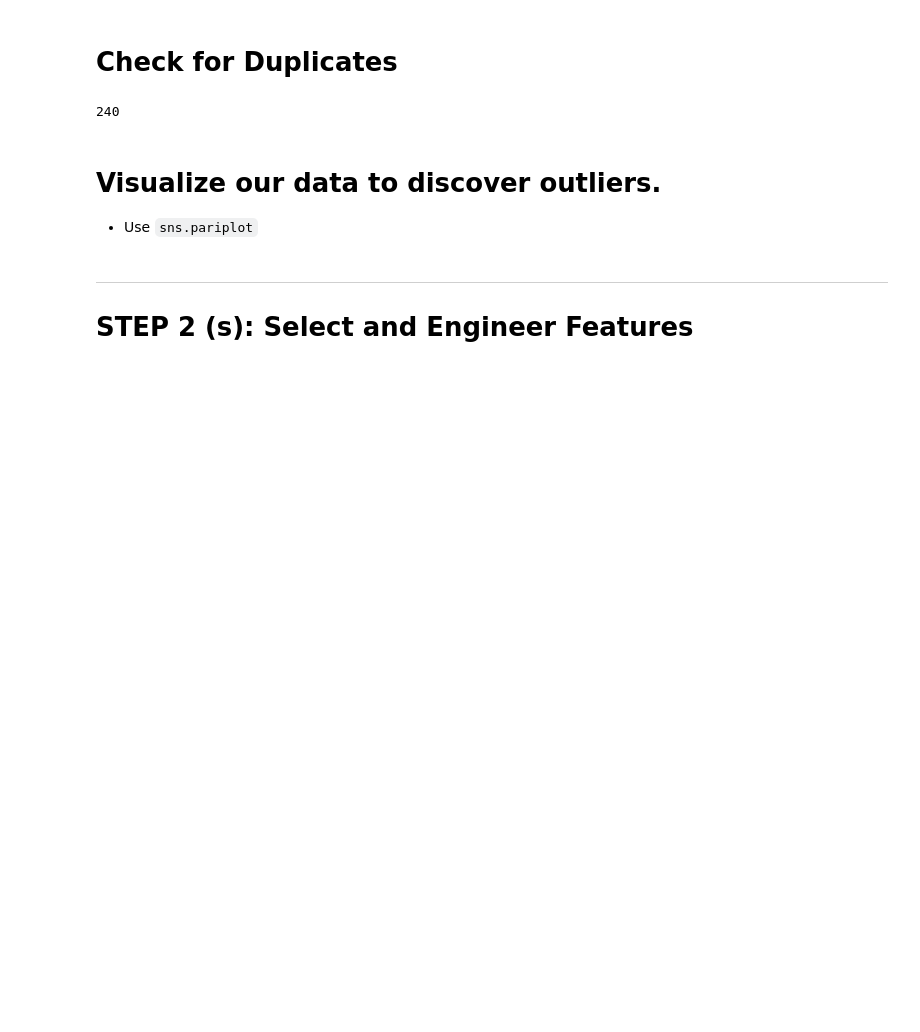
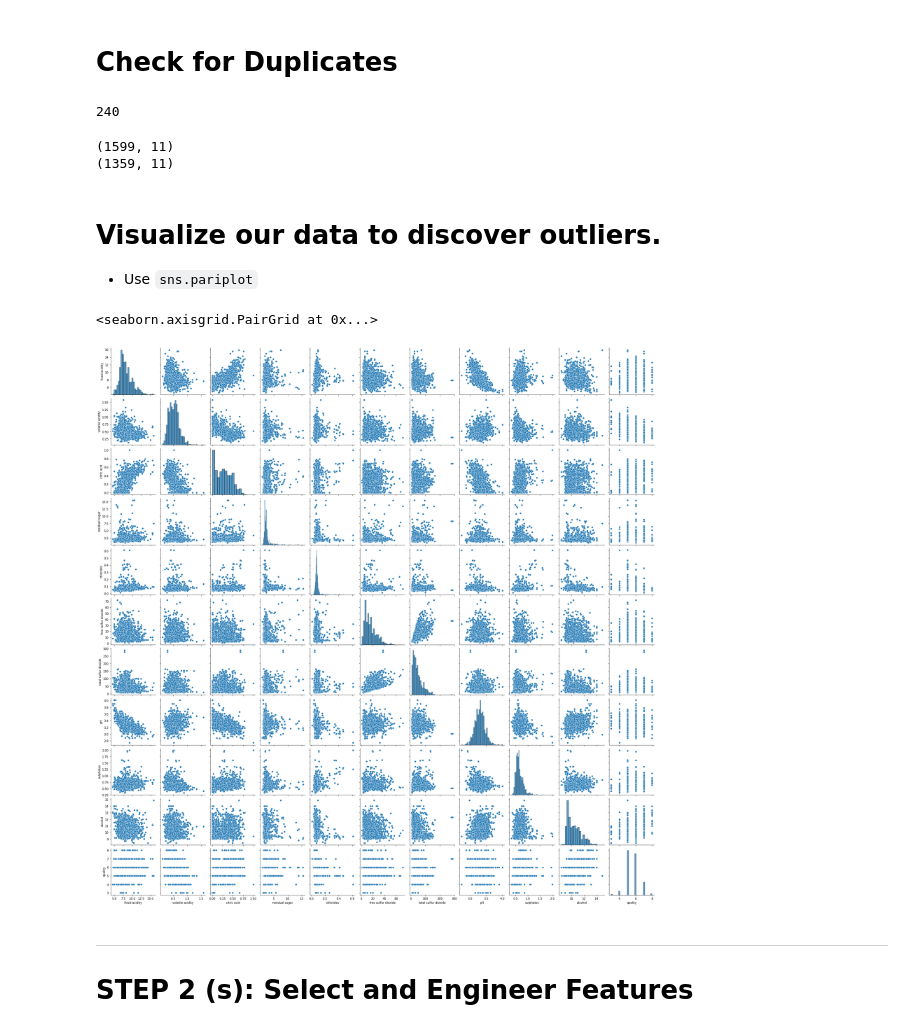
Before and after one commit to bryanpramana/2021-fall-data-science, a Jupyter notebook: Week-04-Regression/Exercise-Regression.ipynb, the cells around one changed output. Cells and saved outputs as stored; diff of their text form; code cells hidden in the pictures; blank space fills up the shorter version.

```diff
--- a/Week-04-Regression/Exercise-Regression.ipynb
+++ b/Week-04-Regression/Exercise-Regression.ipynb
@@ -99,14 +99,22 @@ print(df.shape)
 
 
 # REMOVE DUPLICATES HERE
+df=df.drop_duplicates()
 
 # Sanity check
 print(df.shape)
+# %% [output]
+(1599, 11)
+(1359, 11)
 # %% [markdown]
 # Visualize our data to discover outliers.
 * Use `sns.pariplot`
 # %%
 # Visualize our data to discover outliers.
+sns.pairplot(data=df)
+# %% [output]
+<seaborn.axisgrid.PairGrid at 0x...>
+[figure, added]
 # %% [markdown]
 ___
 # STEP 2  (s):  Select and Engineer Features
```
Also changed, not shown: parts of 1 cell of this notebook.
